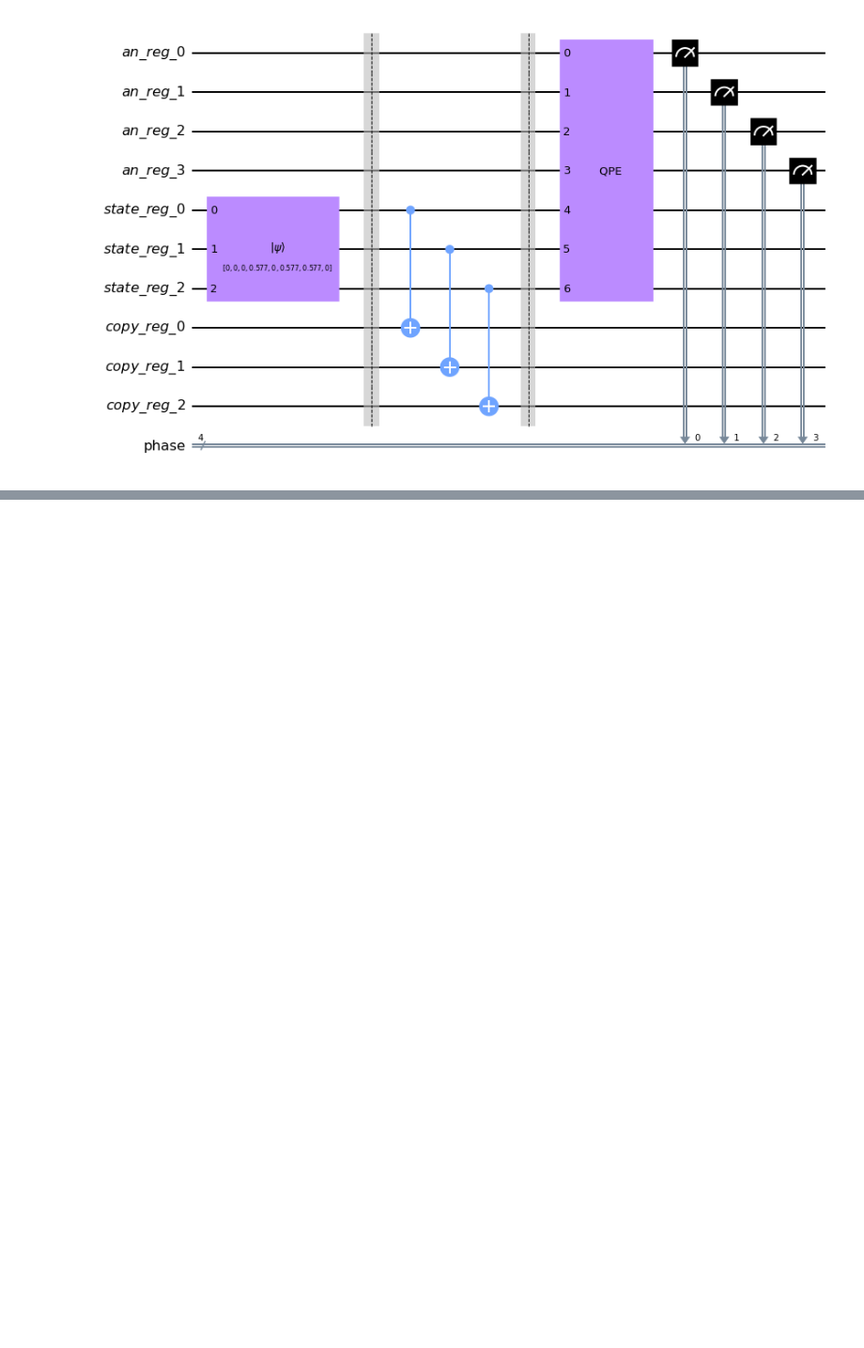
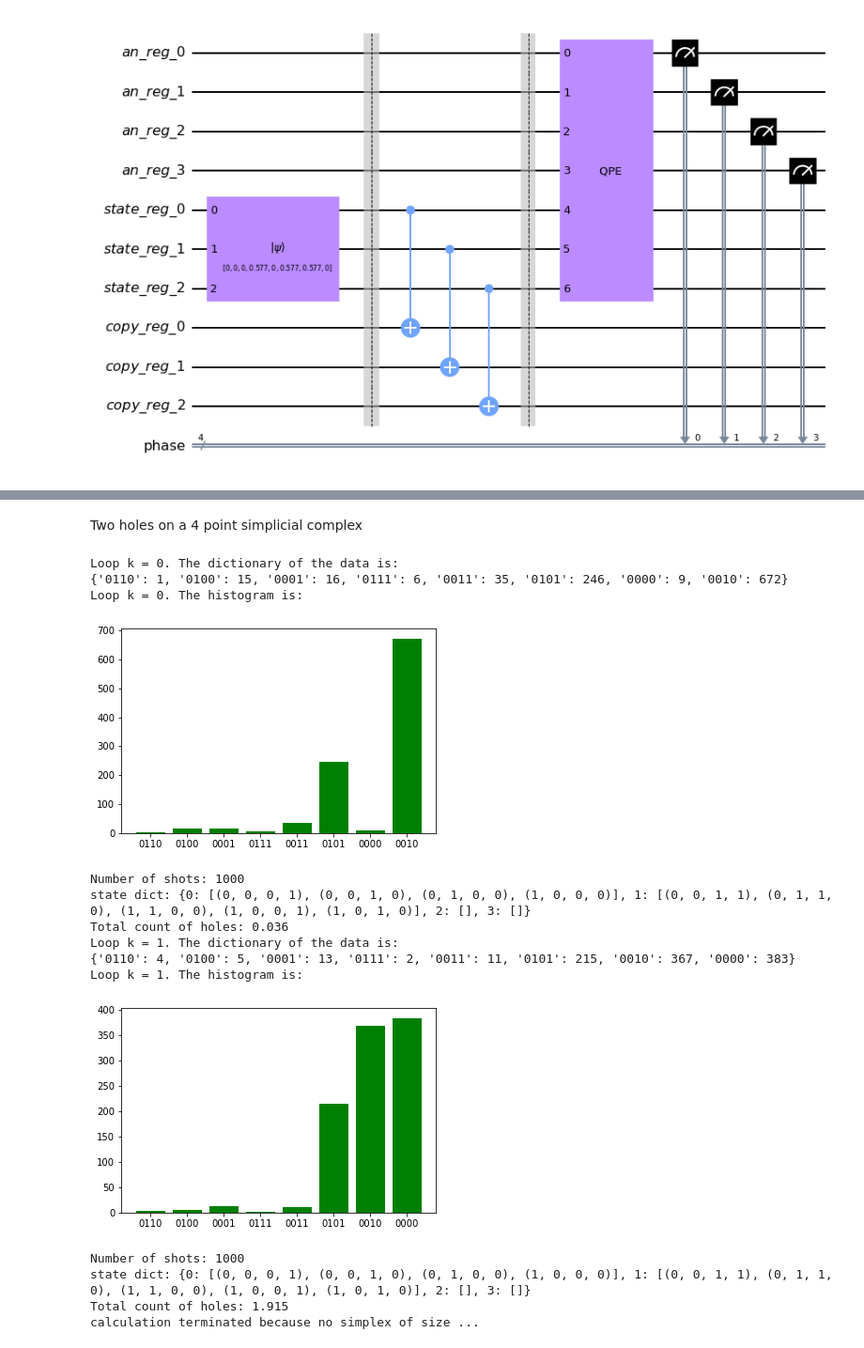
Before and after one commit to KathrinKoenig/QuantumTopologicalDataAnalysis, a Jupyter notebook: Code/QPE.ipynb, the cells around one changed output, grey strips where cells are left out. Shown at 94% size. Saved outputs shown, nothing was run; the diff lists cells and outputs as text; code cells hidden in the pictures; blank space fills up the shorter version.

```diff
--- a/Code/QPE.ipynb
+++ b/Code/QPE.ipynb
@@ -120,0 +220,35 @@ The number of 1-holes is:  1.008
+# %% [markdown]
+Two holes on a 4 point simplicial complex
+# %%
+def example2holes():
+
+    n_vertices = 4
+    num_qubits = 4
+    shots = 1000
+
+    S0 = [(0,0,0,1),(0,0,1,0), (0,1,0,0),(1,0,0,0)]
+    S1 = [(0,0,1,1),(0,1,1,0),(1,1,0,0),(1,0,0,1),(1,0,1,0)]
+    S2 = []
+    S3 = []
+
+    state_dict = {0: S0, 1: S1, 2: S2, 3: S3}
+
+    full_topological_analysis(num_qubits, n_vertices, state_dict, shots)
+
+example2holes()
+# %% [output]
+Loop k = 0. The dictionary of the data is:
+{'0110': 1, '0100': 15, '0001': 16, '0111': 6, '0011': 35, '0101': 246, '0000': 9, '0010': 672}
+Loop k = 0. The histogram is:
+[figure, added]
+Number of shots: 1000
+state dict: {0: [(0, 0, 0, 1), (0, 0, 1, 0), (0, 1, 0, 0), (1, 0, 0, 0)], 1: [(0, 0, 1, 1), (0, 1, 1, 0), (1, 1, 0, 0), (1, 0, 0, 1), (1, 0, 1, 0)], 2: [], 3: []}
+Total count of holes: 0.036
+Loop k = 1. The dictionary of the data is:
+{'0110': 4, '0100': 5, '0001': 13, '0111': 2, '0011': 11, '0101': 215, '0010': 367, '0000': 383}
+Loop k = 1. The histogram is:
+[figure, added]
+Number of shots: 1000
+state dict: {0: [(0, 0, 0, 1), (0, 0, 1, 0), (0, 1, 0, 0), (1, 0, 0, 0)], 1: [(0, 0, 1, 1), (0, 1, 1, 0), (1, 1, 0, 0), (1, 0, 0, 1), (1, 0, 1, 0)], 2: [], 3: []}
+Total count of holes: 1.915
+calculation terminated because no simplex of size ...
```
Also changed, not shown: parts of 20 cells of this notebook.
